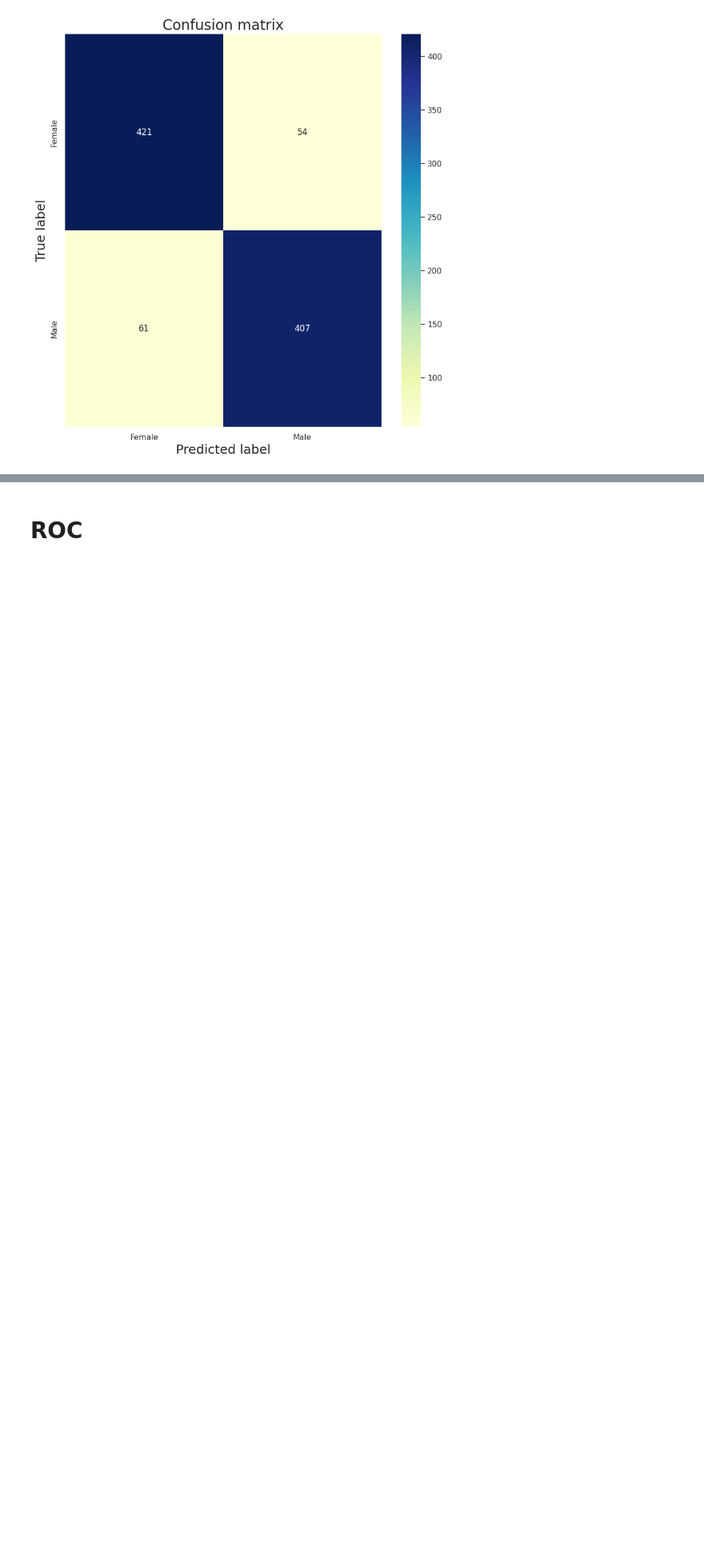
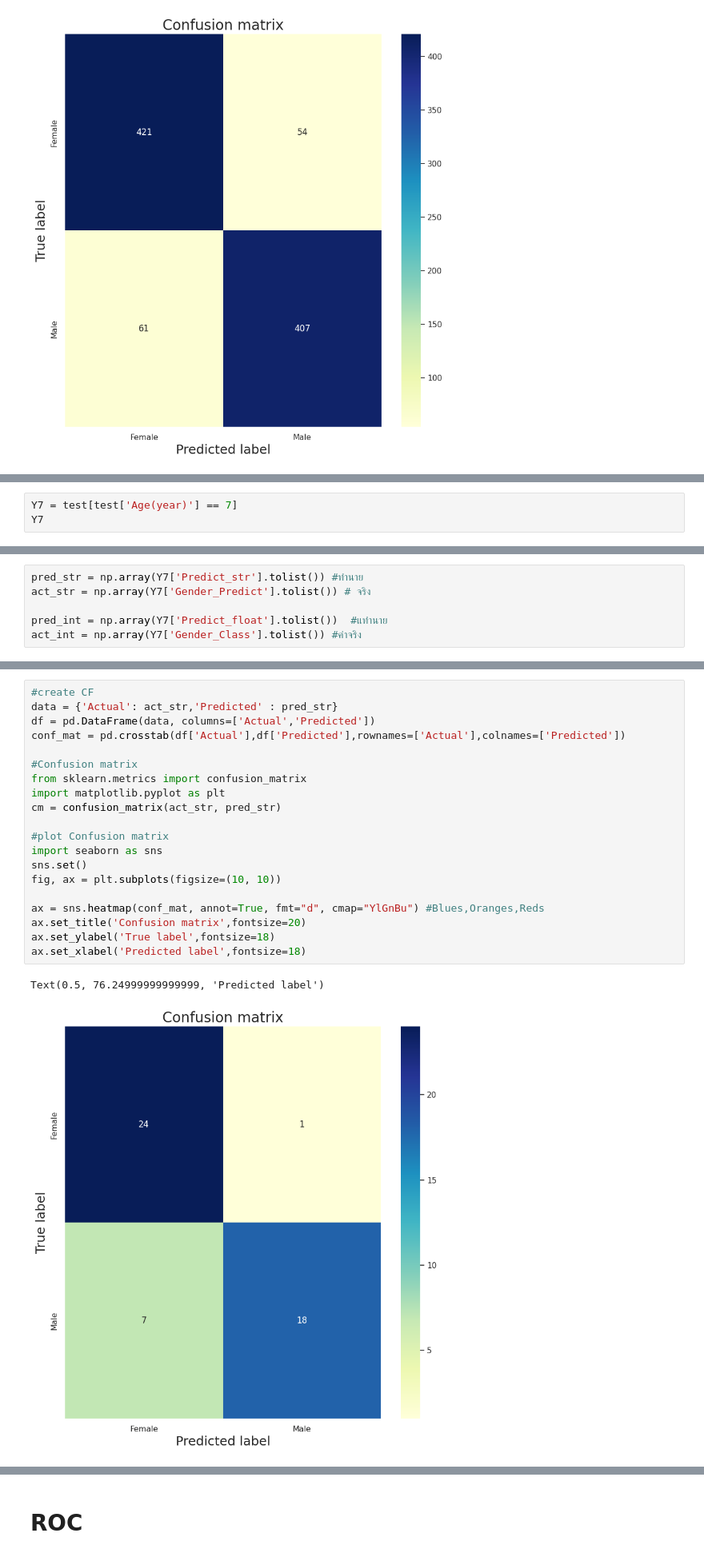
Before and after one commit to nattntn/EfficientNet_Classification_DeepTooth, a Jupyter notebook: 224_05_Predict_Class_Func.ipynb, the cells around one changed output, grey strips where cells are left out. Shown at 80% size. Cells and saved outputs as stored; diff of their text form; blank space fills up the shorter version.

Commit message:
224 Predict รอบ 5

```diff
--- a/224_05_Predict_Class_Func.ipynb
+++ b/224_05_Predict_Class_Func.ipynb
@@ -361,0 +396,3 @@ Text(0.5, 76.24999999999999, 'Predicted label')
+# %%
+Y7 = test[test['Age(year)'] == 7]
+Y7
@@ -361,0 +419,6 @@ Text(0.5, 76.24999999999999, 'Predicted label')
+# %%
+pred_str = np.array(Y7['Predict_str'].tolist()) #ทำนาย
+act_str = np.array(Y7['Gender_Predict'].tolist()) # จริง
+
+pred_int = np.array(Y7['Predict_float'].tolist())  #แทำนาย
+act_int = np.array(Y7['Gender_Class'].tolist()) #ค่าจริง
@@ -361,0 +448,23 @@ Text(0.5, 76.24999999999999, 'Predicted label')
+# %%
+#create CF
+data = {'Actual': act_str,'Predicted' : pred_str}
+df = pd.DataFrame(data, columns=['Actual','Predicted'])
+conf_mat = pd.crosstab(df['Actual'],df['Predicted'],rownames=['Actual'],colnames=['Predicted'])
+
+#Confusion matrix
+from sklearn.metrics import confusion_matrix
+import matplotlib.pyplot as plt
+cm = confusion_matrix(act_str, pred_str)
+
+#plot Confusion matrix
+import seaborn as sns
+sns.set()
+fig, ax = plt.subplots(figsize=(10, 10))
+
+ax = sns.heatmap(conf_mat, annot=True, fmt="d", cmap="YlGnBu") #Blues,Oranges,Reds
+ax.set_title('Confusion matrix',fontsize=20)
+ax.set_ylabel('True label',fontsize=18)
+ax.set_xlabel('Predicted label',fontsize=18)
+# %% [output]
+Text(0.5, 76.24999999999999, 'Predicted label')
+[figure, added]
```
Also changed, not shown: parts of 164 cells of this notebook.
